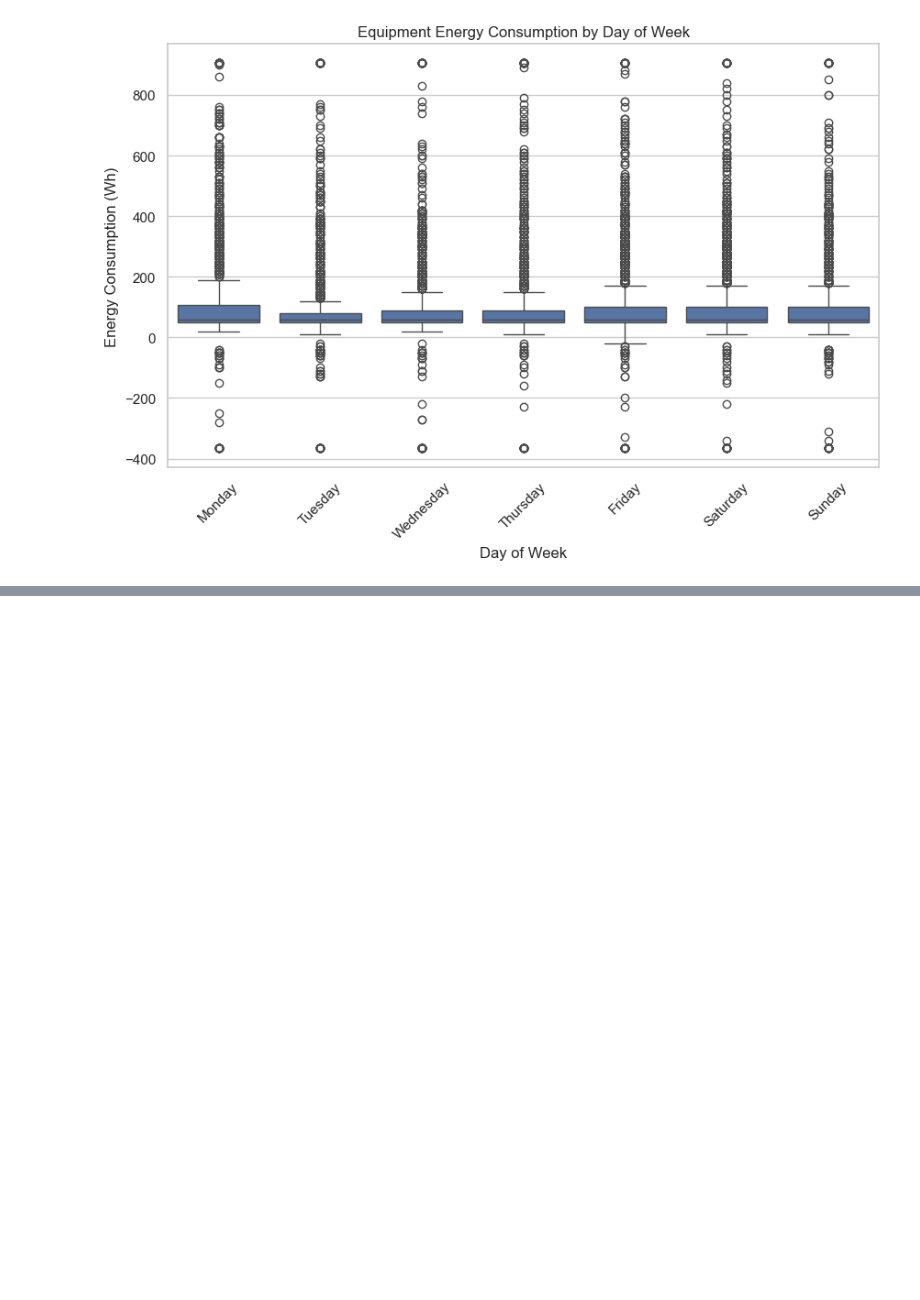
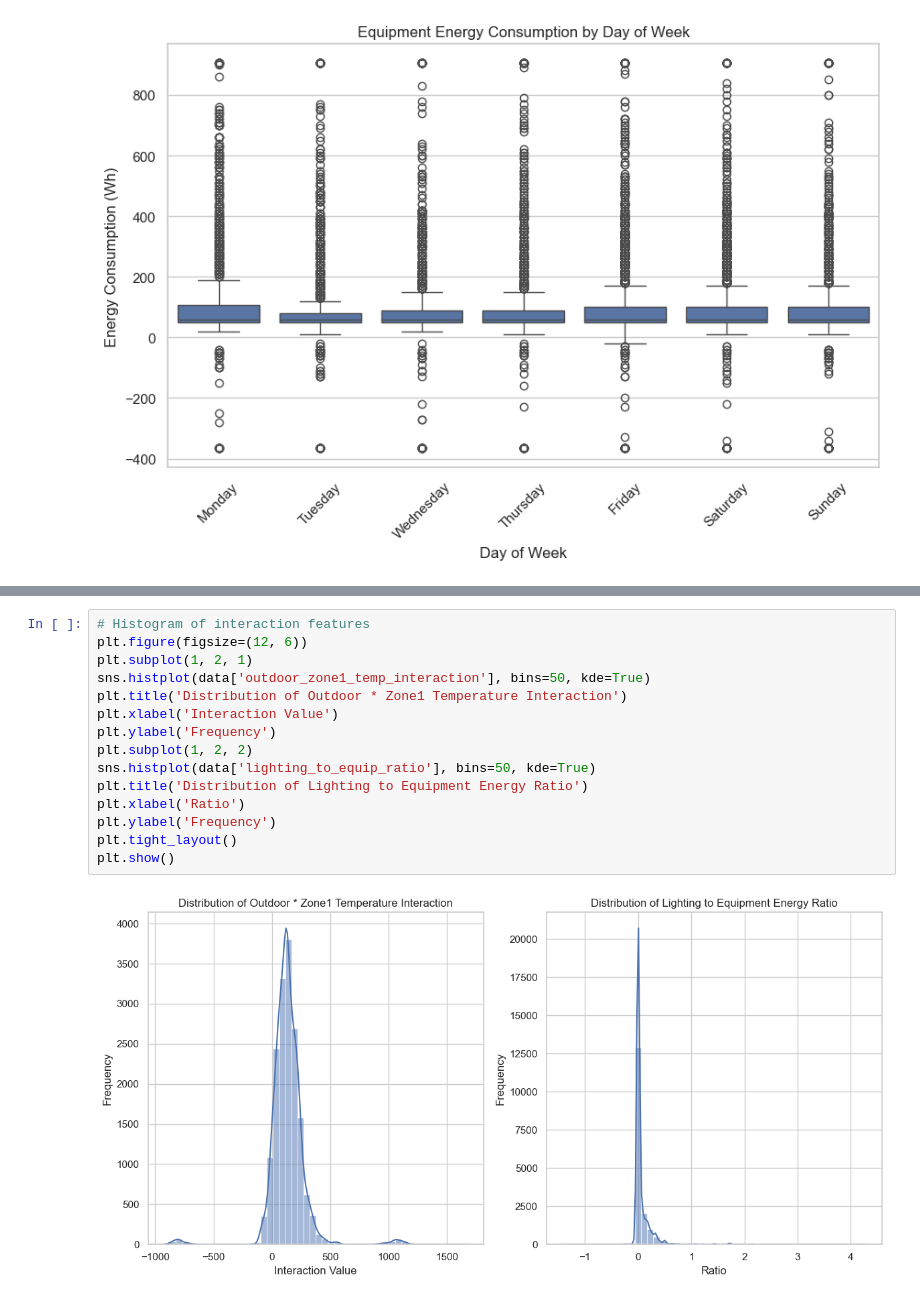
Before and after one commit to Sum000/DS-Intern-Assignment-Sumit_Behera, a Jupyter notebook: Assignment_solution.ipynb, the cells around one changed output, grey strips where cells are left out. Drawn from its saved outputs; the diff is of its cells as text; blank space fills up the shorter version.

```diff
--- a/Assignment_solution.ipynb
+++ b/Assignment_solution.ipynb
@@ -499,0 +607,17 @@ plt.show()
+# %%
+# Histogram of interaction features
+plt.figure(figsize=(12, 6))
+plt.subplot(1, 2, 1)
+sns.histplot(data['outdoor_zone1_temp_interaction'], bins=50, kde=True)
+plt.title('Distribution of Outdoor * Zone1 Temperature Interaction')
+plt.xlabel('Interaction Value')
+plt.ylabel('Frequency')
+plt.subplot(1, 2, 2)
+sns.histplot(data['lighting_to_equip_ratio'], bins=50, kde=True)
+plt.title('Distribution of Lighting to Equipment Energy Ratio')
+plt.xlabel('Ratio')
+plt.ylabel('Frequency')
+plt.tight_layout()
+plt.show()
+# %% [output]
+[figure, added]
```
Also changed, not shown: parts of 18 cells of this notebook.
